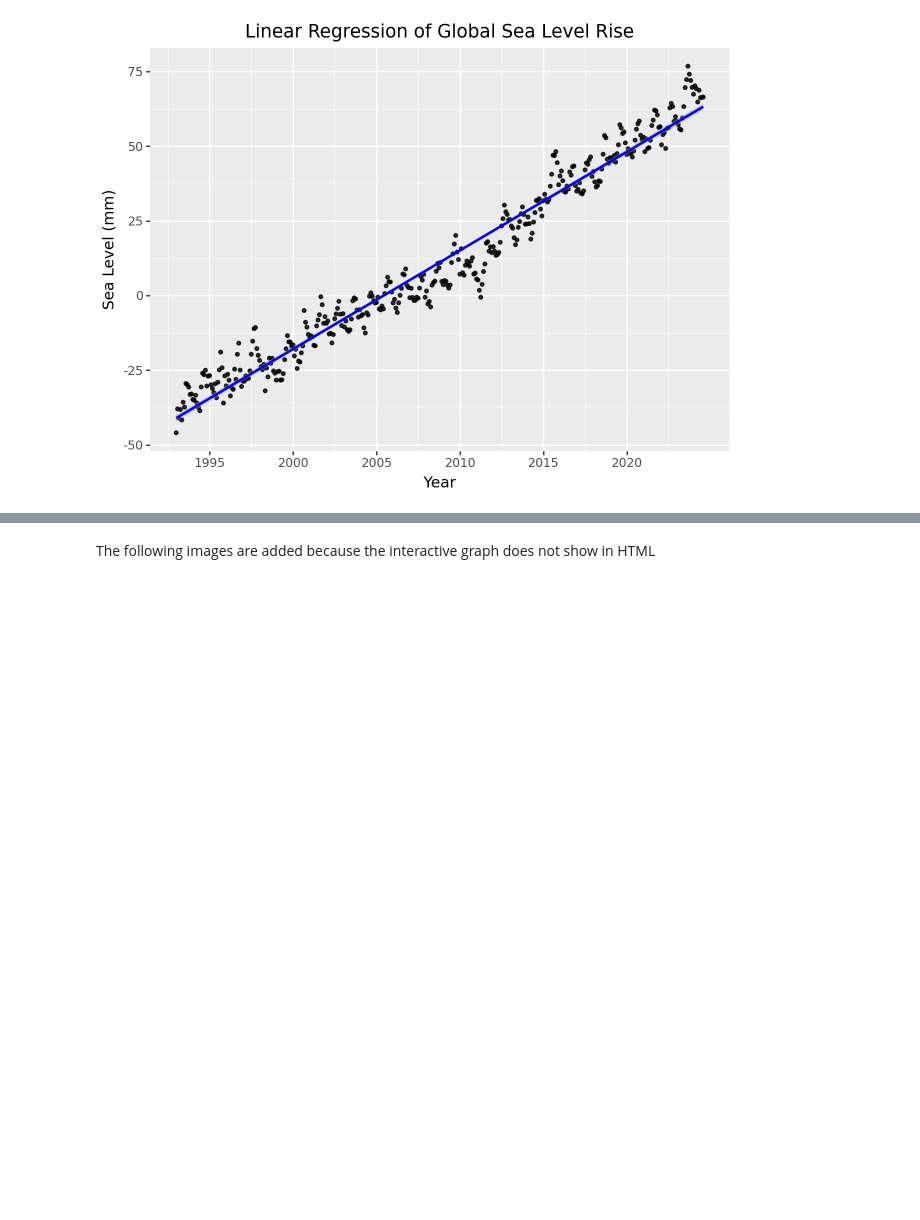
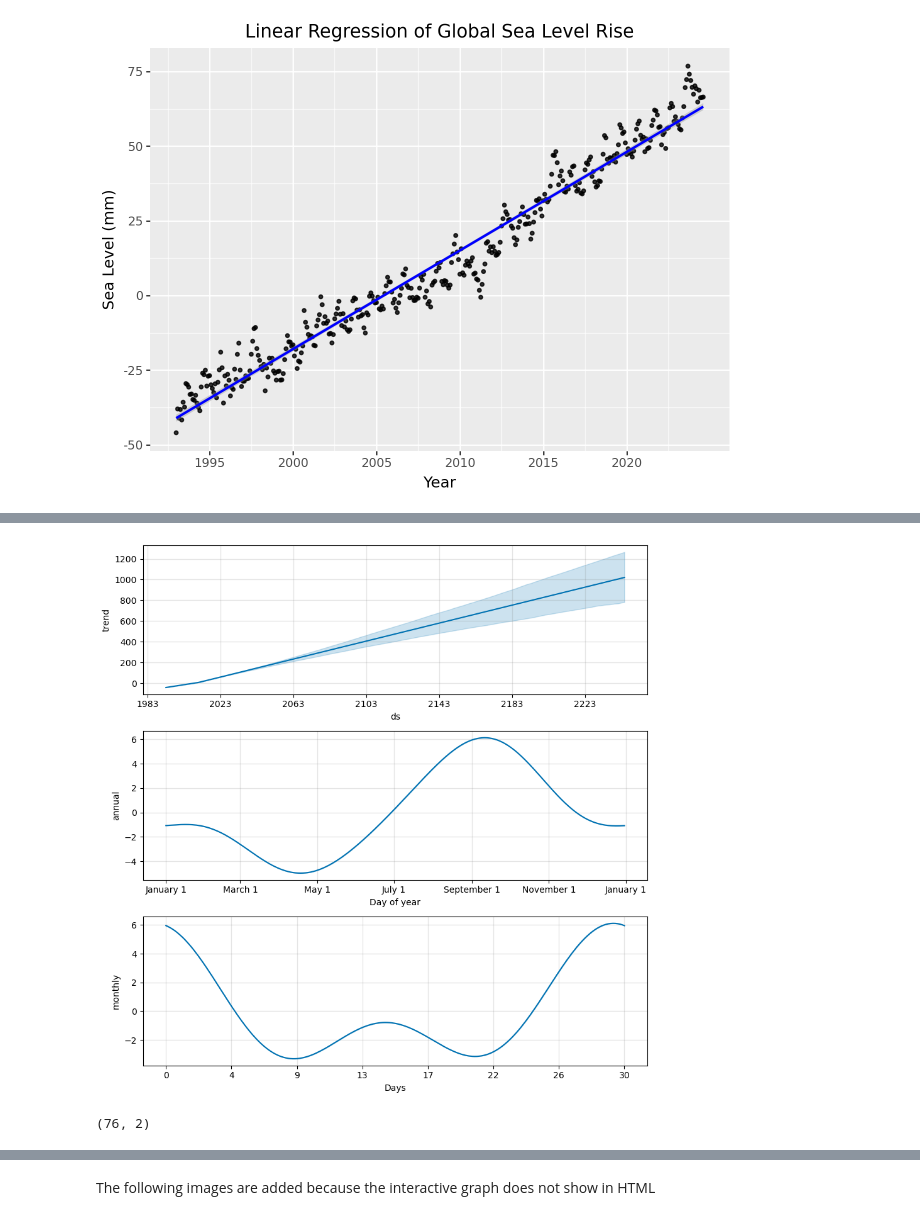
Before and after one commit to Arcyill/ECON-323-Project, a Jupyter notebook: Main.ipynb, the cells around one changed output, grey strips where cells are left out. Drawn from its saved outputs; the diff is of its cells as text; code cells hidden in the pictures; blank space fills up the shorter version.

```diff
--- a/Main.ipynb
+++ b/Main.ipynb
@@ -358,0 +463,14 @@ Following this the model will be used to make future prediction on sea level ris
+# %%
+fig2 = m.plot_components(forecast)
+
+fig2
+# %% [output]
+[figure, added]
+# %%
+split_idx = int(len(sea_level_filtered) * 0.8)
+train = sea_level_filtered.iloc[:split_idx]
+test = sea_level_filtered.iloc[split_idx:]
+train.shape
+test.shape
+# %% [output]
+(76, 2)
```
Also changed, not shown: parts of 38 cells of this notebook, 1 other file.
